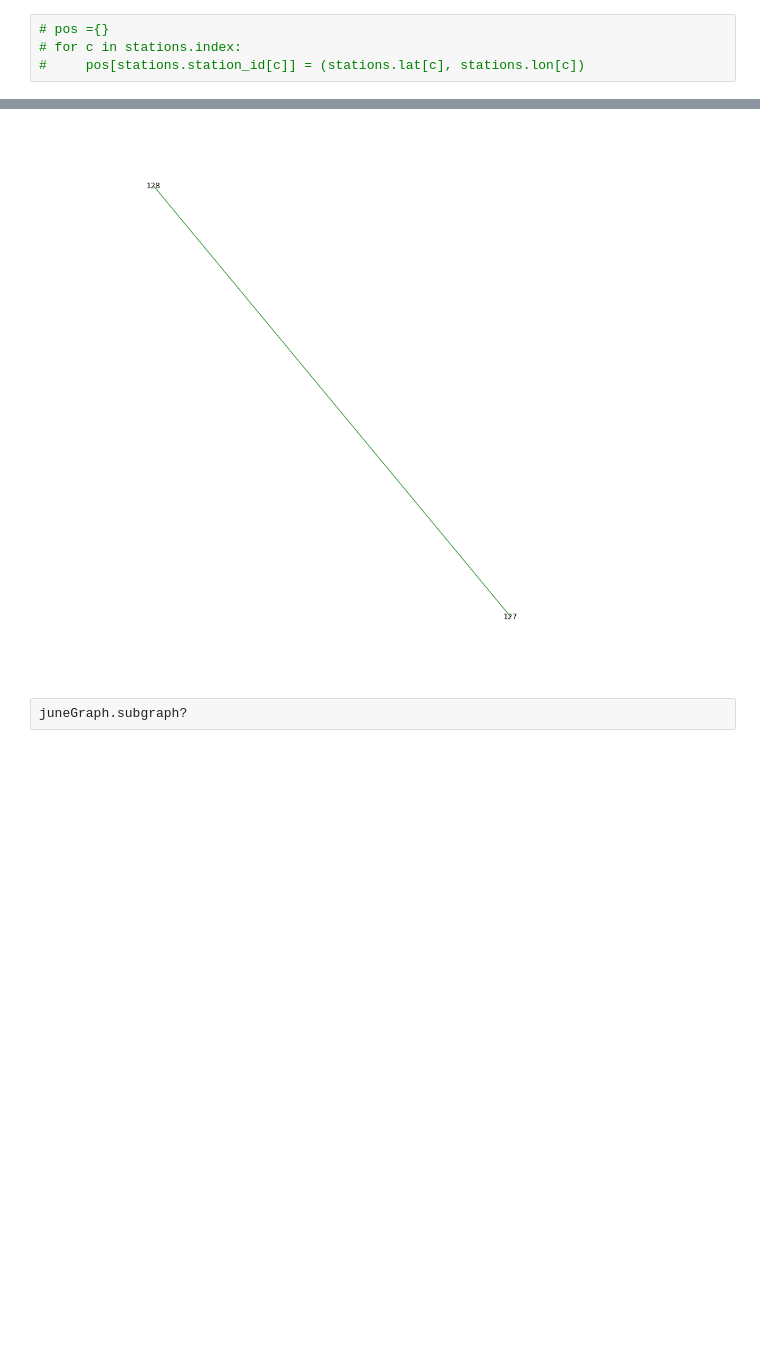
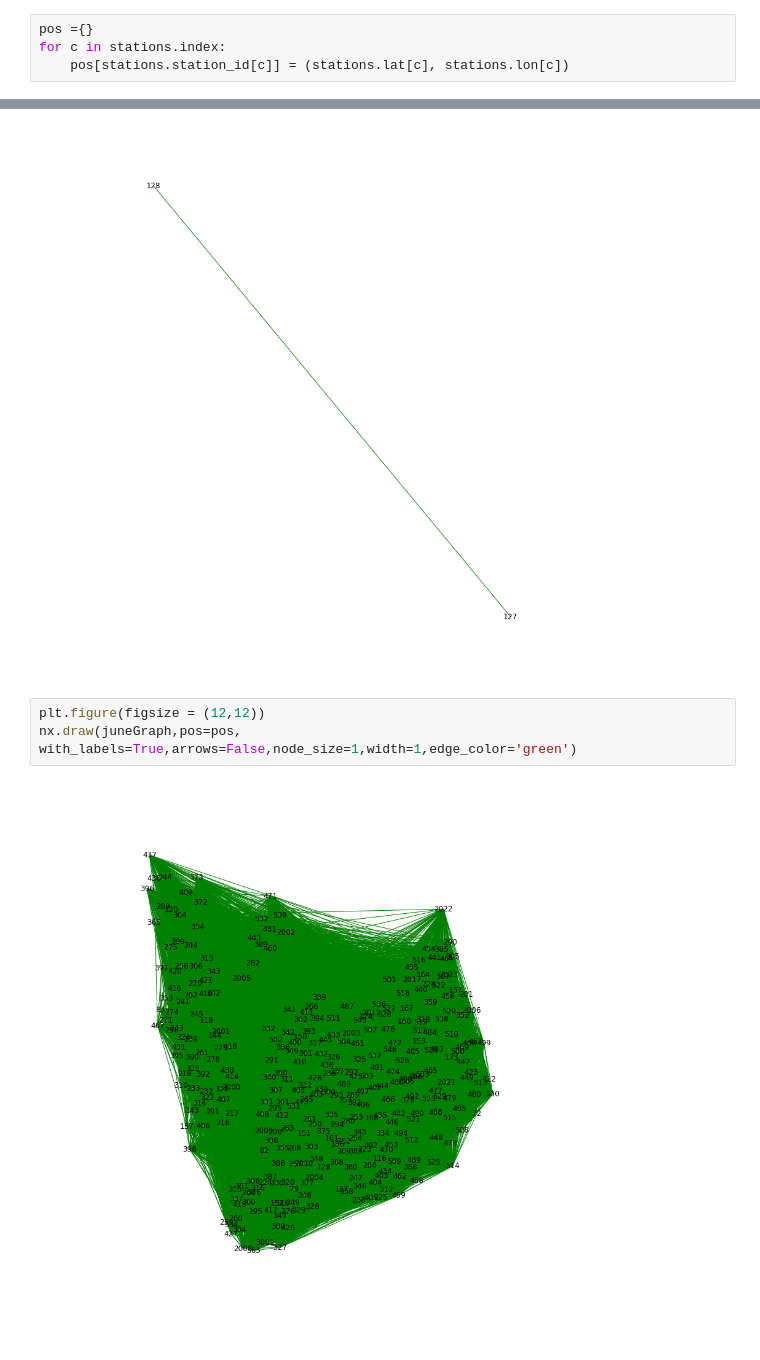
Before and after one commit to bilguun/citibike_network_analysis, a Jupyter notebook: Citibike network.ipynb, the cells around one changed output, grey strips where cells are left out. Saved outputs shown, nothing was run; the diff lists cells and outputs as text; blank space fills up the shorter version.

```diff
--- a/Citibike network.ipynb
+++ b/Citibike network.ipynb
@@ -50,13 +71,16 @@ stations.head()
 | 3 | 0101000020E61000003F96B982188052C... | 4 | 116 | 40.741776 | -74.001497 | Manhattan | 116 | 4 | 2015-04-10 02:39:04.244513+00 | ... |
 | 4 | 0101000020E61000005CA5D0796E8052C... | 5 | 127 | 40.731724 | -74.006744 | Manhattan | 127 | 5 | 2015-04-10 02:39:04.244513+00 | ... |
 # %%
-# pos ={}
-# for c in stations.index:
-#     pos[stations.station_id[c]] = (stations.lat[c], stations.lon[c])
+pos ={}
+for c in stations.index:
+    pos[stations.station_id[c]] = (stations.lat[c], stations.lon[c])
 # %%
 plt.figure(figsize = (12,12))
 nx.draw(juneGraph.subgraph([127,128,129]),with_labels=True,arrows=False,node_size=1,width=1,edge_color='green')
 # %% [output]
 [figure]
-# %%
-juneGraph.subgraph?
+# %%
+plt.figure(figsize = (12,12))
+nx.draw(juneGraph,pos=pos, with_labels=True,arrows=False,node_size=1,width=1,edge_color='green')
+# %% [output]
+[figure, added]
```
Also changed, not shown: parts of 3 cells of this notebook.
